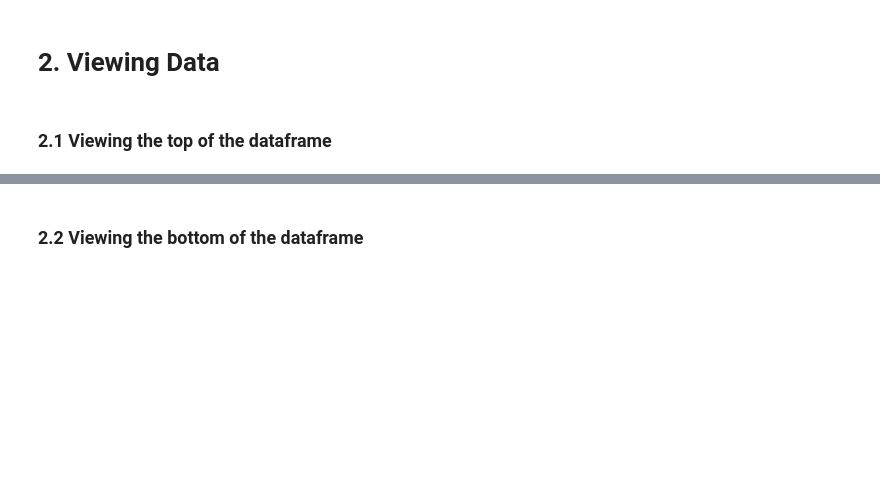
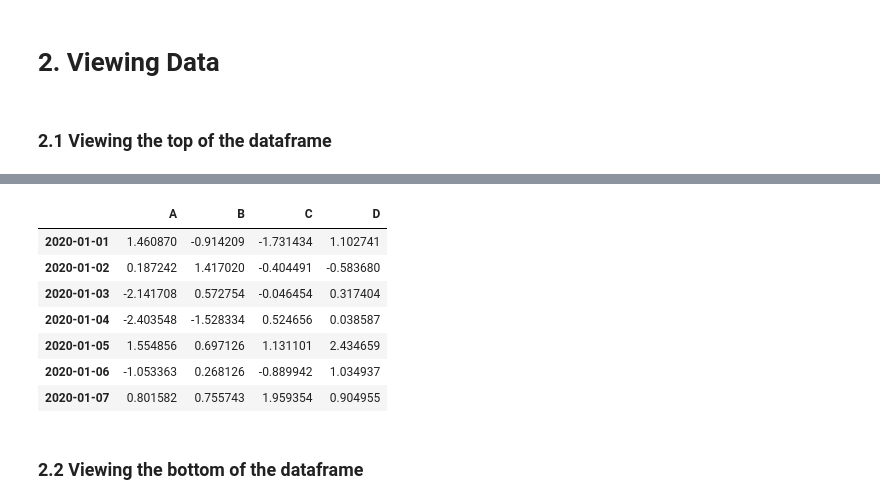
Before and after one commit to Tim-Abwao/learning-pandas, a Jupyter notebook: Going through "10 minutes to pandas".ipynb, the cells around one changed output, grey strips where cells are left out. Drawn from its saved outputs; the diff is of its cells as text; code cells hidden in the pictures; blank space fills up the shorter version.

```diff
--- a/Going through "10 minutes to pandas".ipynb
+++ b/Going through "10 minutes to pandas".ipynb
@@ -101,3 +117,14 @@ df.head()
+# %%
+df.head(n=10)  # default n=5
+# %% [output]
+|  | A | B | C | D |
+| 2020-01-01 | 1.460870 | -0.914209 | -1.731434 | 1.102741 |
+| 2020-01-02 | 0.187242 | 1.417020 | -0.404491 | -0.583680 |
+| 2020-01-03 | -2.141708 | 0.572754 | -0.046454 | 0.317404 |
+| 2020-01-04 | -2.403548 | -1.528334 | 0.524656 | 0.038587 |
+| 2020-01-05 | 1.554856 | 0.697126 | 1.131101 | 2.434659 |
+| 2020-01-06 | -1.053363 | 0.268126 | -0.889942 | 1.034937 |
+| 2020-01-07 | 0.801582 | 0.755743 | 1.959354 | 0.904955 |
 # %% [markdown]
 ### 2.2 Viewing the bottom of the dataframe
 # %%
```
Also changed, not shown: parts of 67 cells of this notebook, 4 other files.
